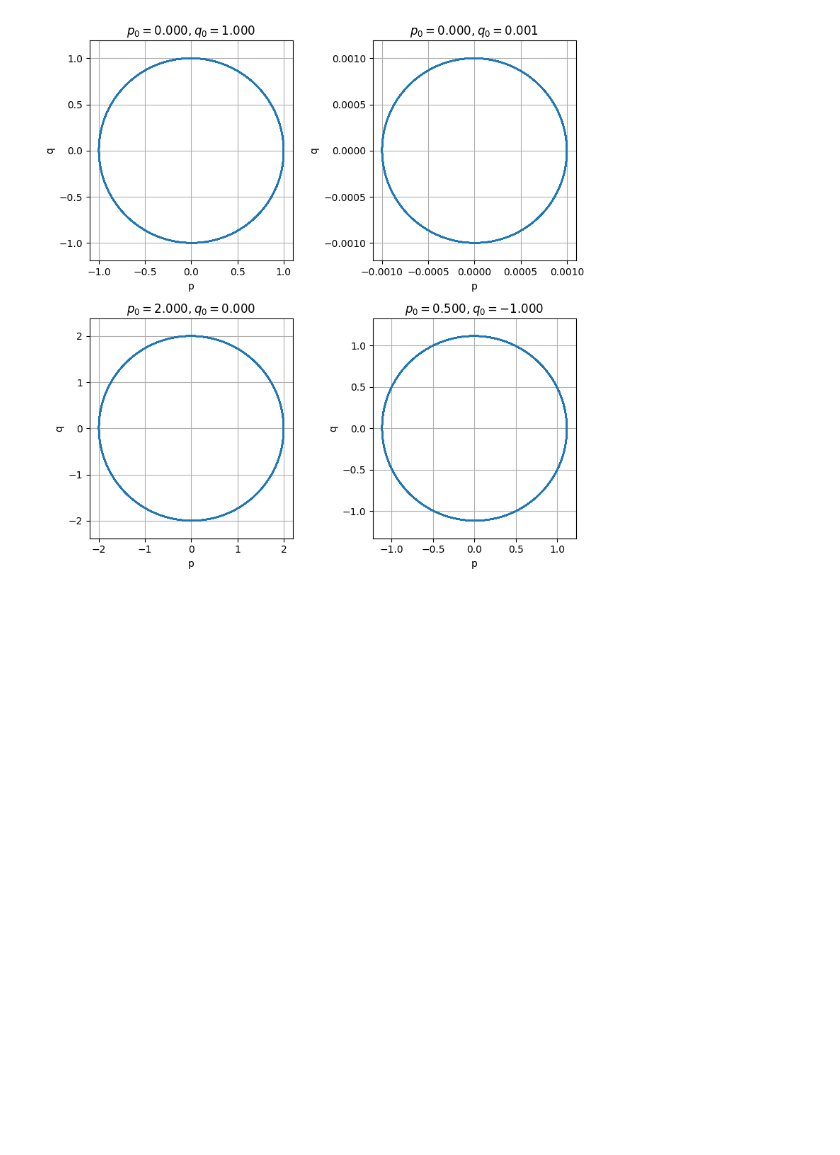
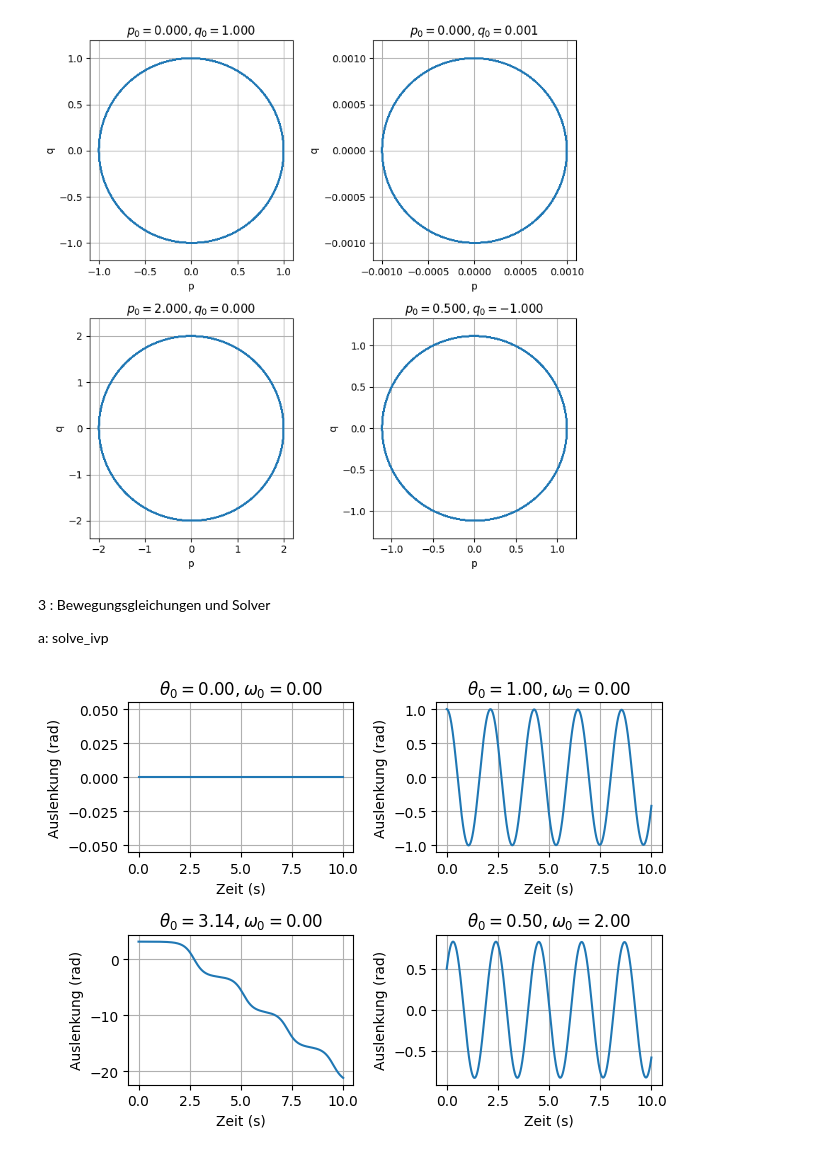
Before and after one commit to tobi-v/uni-physics, a Jupyter notebook: python/theomech/C01.ipynb, the cells around one changed output. Cells and saved outputs as stored; diff of their text form; code cells hidden in the pictures; blank space fills up the shorter version.

Commit message:
scipy solver

```diff
--- a/python/theomech/C01.ipynb
+++ b/python/theomech/C01.ipynb
@@ -122,3 +122,61 @@ plt.tight_layout()
 plt.show()
 # %% [output]
 [figure]
+# %% [markdown]
+3 : Bewegungsgleichungen und Solver
+
+a: solve_ivp
+# %%
+from numpy.typing import NDArray
+from numpy import float64, sin
+from scipy.integrate import solve_ivp
+
+def math_pendulum(t: float, y: NDArray[float64]) -> NDArray[float64]:
+    """Bewegungsgleichungen für das mathematische Pendel.
+
+    Args:
+        t (float): Die aktuelle Zeit.
+        y (NDArray[float64]): Der aktuelle Zustand des Systems [theta, omega].
+
+    Returns:
+        NDArray[float64]: Die Ableitungen [dtheta/dt, domega/dt].
+    """
+    g = 9.81
+    L = 1.0
+    theta, omega = y
+    dtheta_dt = omega
+    domega_dt = - (g / L) * sin(theta)
+    return array([dtheta_dt, domega_dt])
+
+def simulate_pendulum(theta0: float, omega0: float, t_span: tuple[float, float], t_eval: NDArray[float64]):
+    """Simuliert die Bewegung des mathematischen Pendels.
+
+    Args:
+        theta0 (float): Anfangsauslenkung in Radiant.
+        omega0 (float): Anfangsgeschwindigkeit in Radiant/s.
+        t_span (tuple[float, float]): Zeitspanne für die Simulation (t0, tf).
+        t_eval (NDArray[float64]): Zeitpunkte, an denen die Lösung ausgewertet wird.
+
+    Returns:
+        OdeResult: Ergebnis der Integration mit Zeitpunkten und Zuständen.
+    """
+    y0 = array([theta0, omega0])
+    solution = solve_ivp(math_pendulum, t_span, y0, t_eval=t_eval, method='RK45')
+    return solution
+
+t_eval = linspace(0, 10, 1000)
+starts = [(0.0, 0.0), (1.0, 0.0), (3.14, 0.0), (0.5, 2.0)]
+
+fig, axs = plt.subplots(2, 2)
+for ax, (theta0, omega0) in zip(axs.ravel(), starts):
+    sol = simulate_pendulum(theta0, omega0, (0, 10), t_eval)
+    ax.plot(sol.t, sol.y[0], '-')
+    ax.set_title(r'$\theta_0=%.2f, \omega_0=%.2f$' % (theta0, omega0))
+    ax.set_xlabel("Zeit (s)")
+    ax.set_ylabel("Auslenkung (rad)")
+    ax.grid(visible=True)
+
+plt.tight_layout()
+plt.show()
+# %% [output]
+[figure, added]
```
Also changed, not shown: parts of 2 cells of this notebook.
